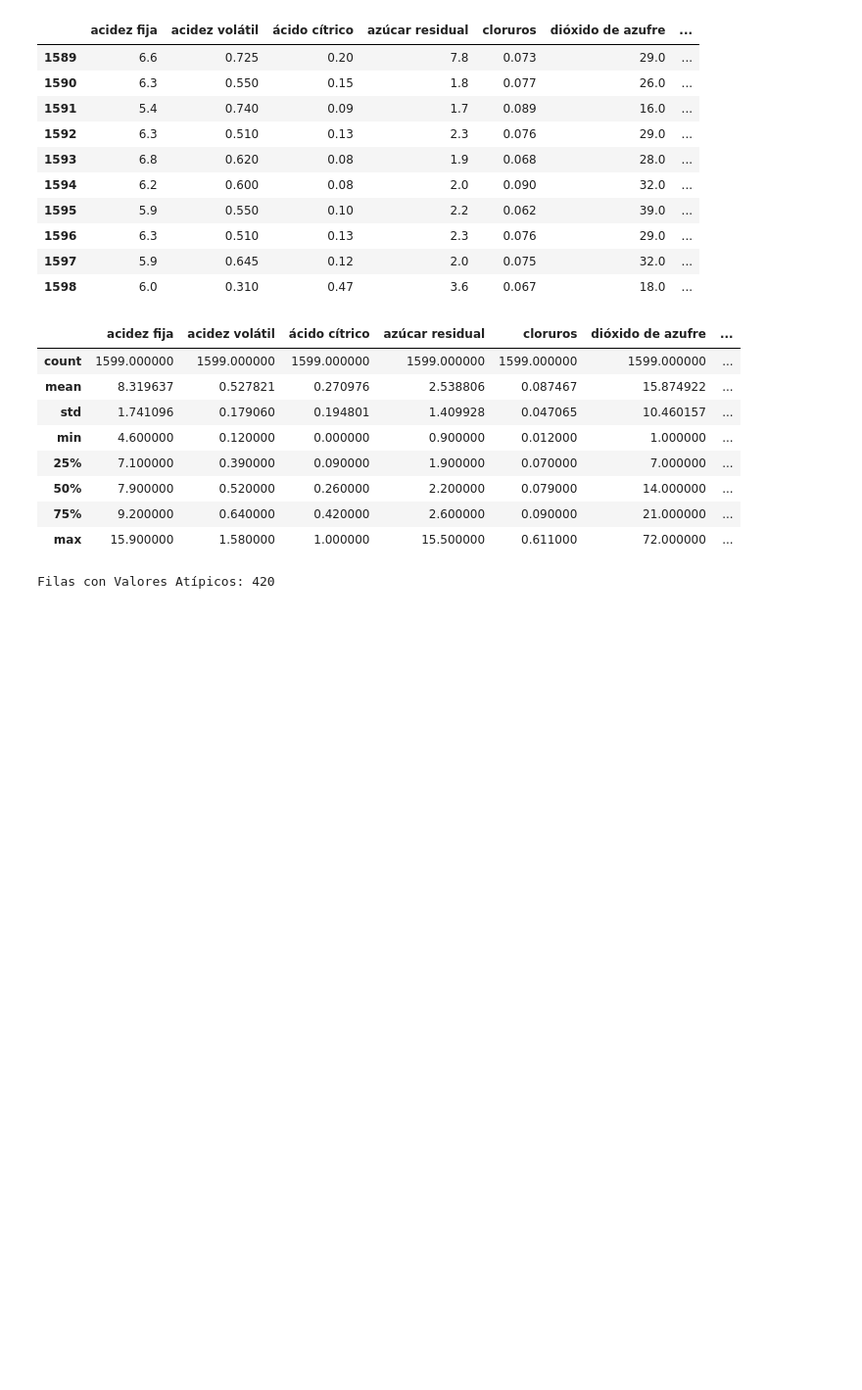
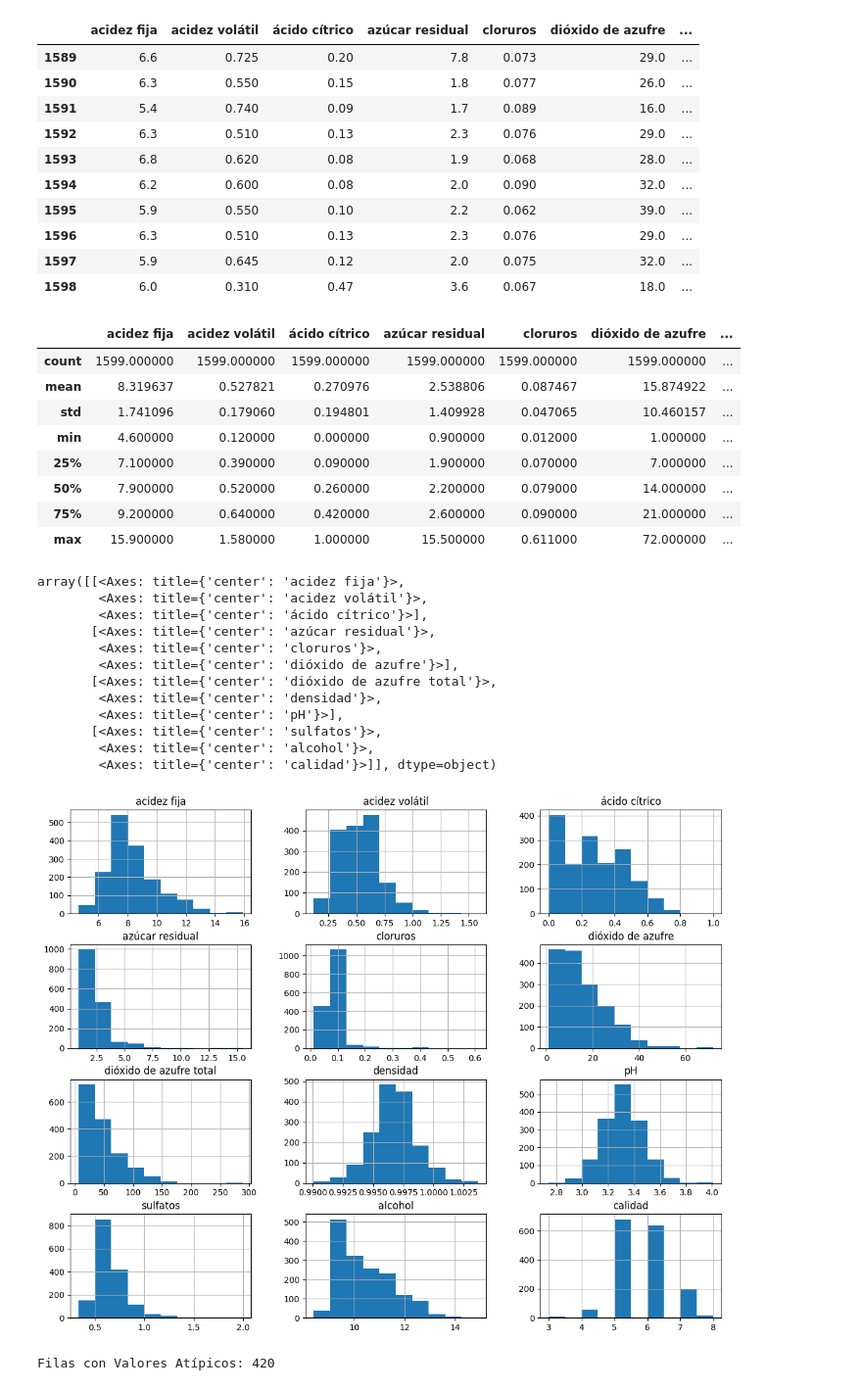
Before and after one commit to SRodriguezSpina/TP-RedNeuronal, a Jupyter notebook: Red Neuronal TP/RedNeuronal.ipynb, the cells around one changed output. Shown: that part at 98% size. Saved outputs shown, nothing was run; the diff lists cells and outputs as text; code cells hidden in the pictures; blank space fills up the shorter version.

```diff
--- a/Red Neuronal TP/RedNeuronal.ipynb
+++ b/Red Neuronal TP/RedNeuronal.ipynb
@@ -43,6 +43,23 @@ df.describe()
 | 50% | 7.900000 | 0.520000 | 0.260000 | 2.200000 | 0.079000 | 14.000000 | ... |
 | 75% | 9.200000 | 0.640000 | 0.420000 | 2.600000 | 0.090000 | 21.000000 | ... |
 | max | 15.900000 | 1.580000 | 1.000000 | 15.500000 | 0.611000 | 72.000000 | ... |
+# %%
+# Muestro histogramas de las variables de entrada para vizualizar valores atípicos
+df.hist(figsize=(14, 11))
+# %% [output]
+array([[<Axes: title={'center': 'acidez fija'}>,
+        <Axes: title={'center': 'acidez volátil'}>,
+        <Axes: title={'center': 'ácido cítrico'}>],
+       [<Axes: title={'center': 'azúcar residual'}>,
+        <Axes: title={'center': 'cloruros'}>,
+        <Axes: title={'center': 'dióxido de azufre'}>],
+       [<Axes: title={'center': 'dióxido de azufre total'}>,
+        <Axes: title={'center': 'densidad'}>,
+        <Axes: title={'center': 'pH'}>],
+       [<Axes: title={'center': 'sulfatos'}>,
+        <Axes: title={'center': 'alcohol'}>,
+        <Axes: title={'center': 'calidad'}>]], dtype=object)
+[figure, added]
 # %%
 import seaborn as sns
 import matplotlib.pyplot as plt
```
Also changed, not shown: parts of 11 cells of this notebook.
